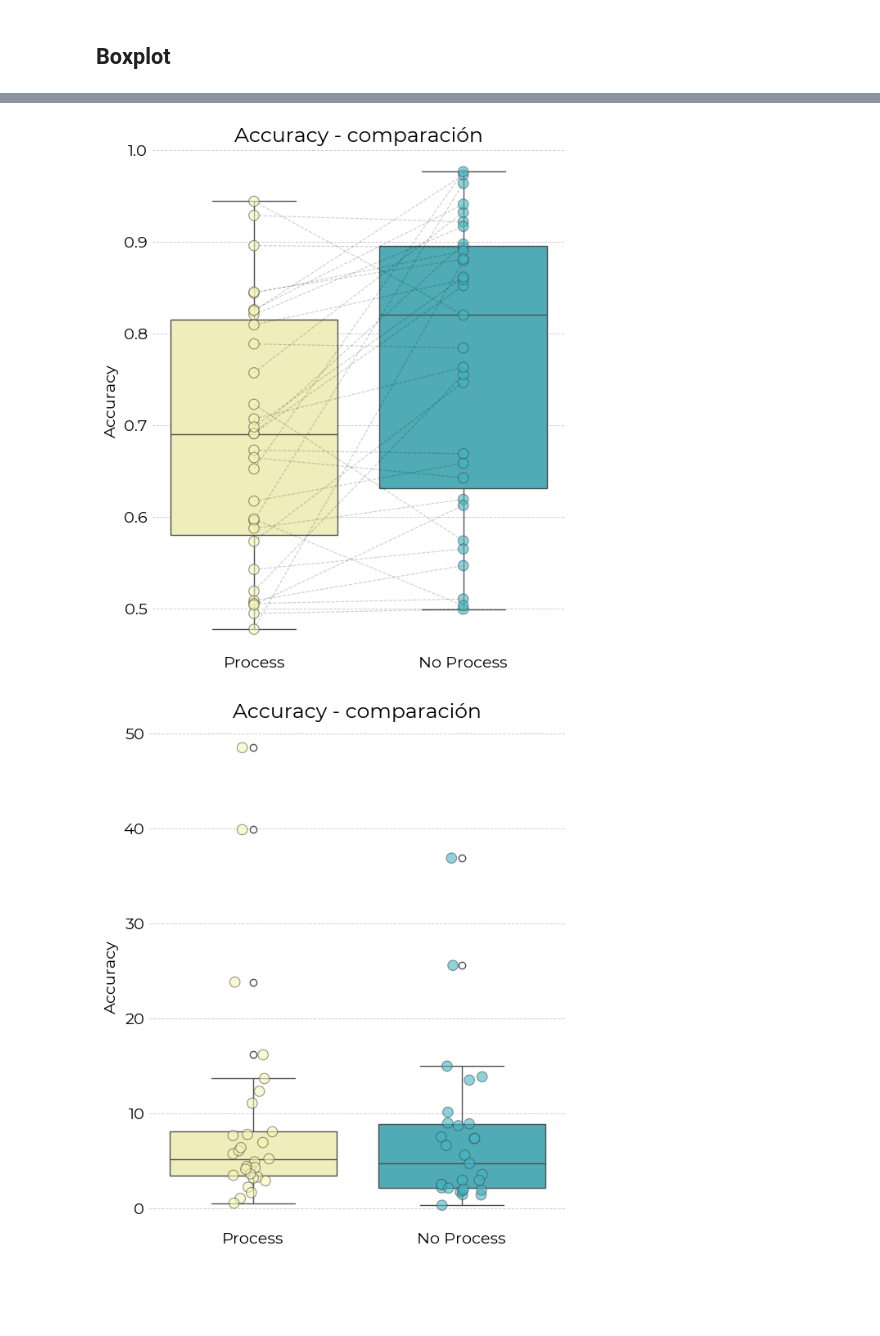
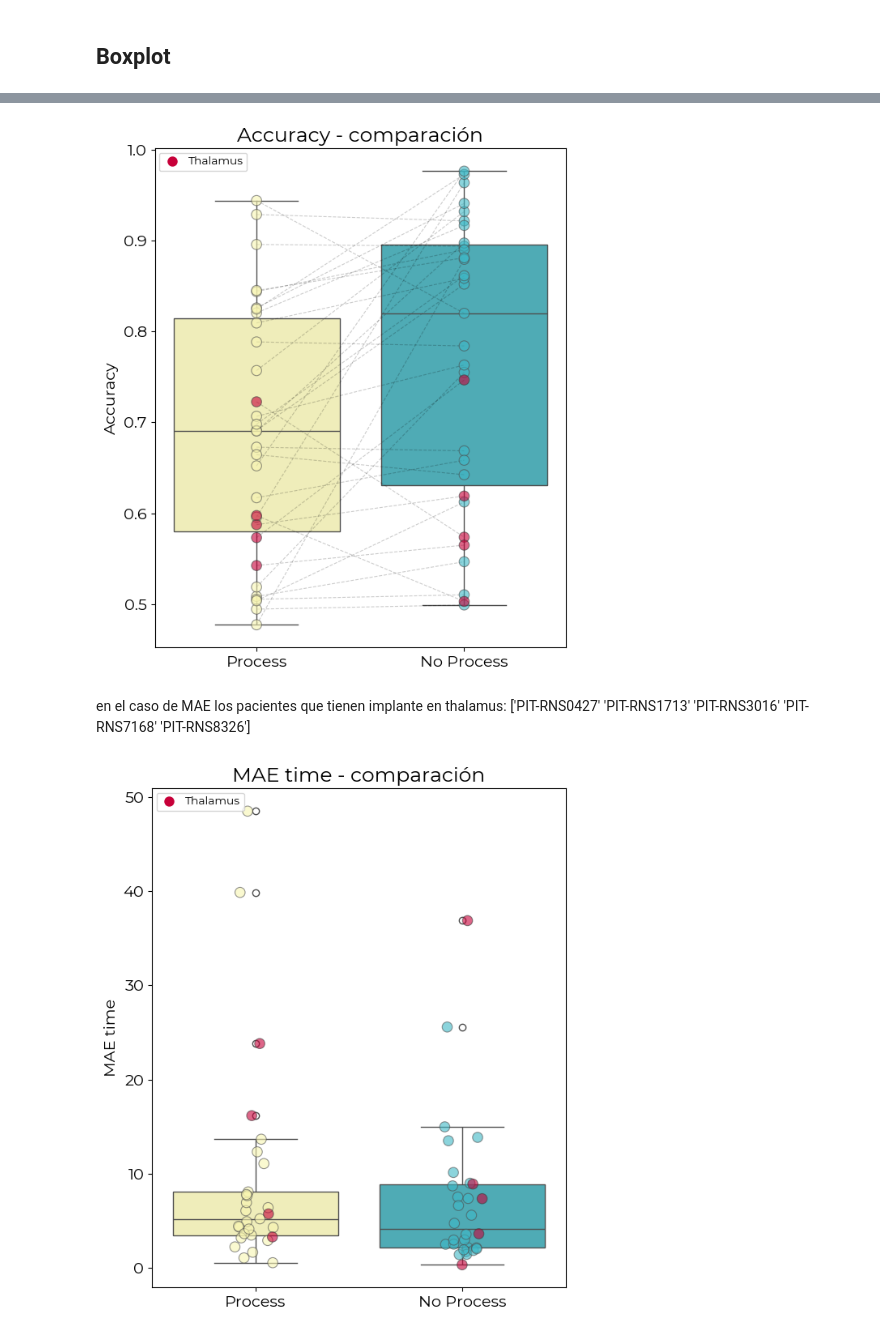
Before and after one commit to martinrrobins/PI-Thalamus-RNS, a Jupyter notebook: Paper_iESPnet_pruebas/01-Exploraciones/03.2 Exploracion.ipynb, the cells around one changed output, grey strips where cells are left out. Drawn from its saved outputs; the diff is of its cells as text; code cells hidden in the pictures; blank space fills up the shorter version.

```diff
--- a/Paper_iESPnet_pruebas/01-Exploraciones/03.2 Exploracion.ipynb
+++ b/Paper_iESPnet_pruebas/01-Exploraciones/03.2 Exploracion.ipynb
@@ -241,11 +307,13 @@ plt.show()
 # %%
 df = pd.DataFrame({'Process': accuracy_process, 'No Process': accuracy_noprocess})
 
-font_path  = '../02-Letra-plot/Montserrat-Regular.ttf'
-montserrat = fm.FontProperties(fname=font_path)
+font_path        = '../02-Letra-plot/Montserrat-Regular.ttf'
+montserrat       = fm.FontProperties(fname=font_path)
+
+indices_thalamus = [2, 4, 9, 18, 29]
+thalamus_data    = df.loc[indices_thalamus]
 
 plt.figure(figsize=(6, 7), facecolor='white')
-
 
 # Configurar colores personalizados para la cuadrícula
 plt.rc('grid',   color='#CFCFCF', linestyle='--', linewidth=0.7)
@@ -253,13 +321,18 @@ plt.rc('axes',   facecolor='white')
 
 # Crea el box plot
 sns.boxplot(data=df,palette=["#F8F5B1", "#3EB8C6"])
+sns.stripplot(data=df.drop(indices_thalamus), size=9, jitter=False, linewidth=0.8, alpha=0.6, palette=['#F8F5B1', '#3EB8C6'])
+sns.stripplot(data=thalamus_data, size=9, jitter=False, linewidth=0.8, alpha=0.6, palette=['#C70039', '#C70039'])
 
-# Agrega los puntos individuales (opcional)
-sns.stripplot(data=df, size=9, jitter=False, linewidth=0.8, alpha=0.6, palette=["#F8F5B1", "#3EB8C6"])
+#leyenda
+thalamus_legend = Line2D([0], [0], marker='o', color='w', markerfacecolor='#C70039', markersize=10, label="Thalamus")
+legend=plt.legend(handles=[thalamus_legend], loc='upper left',prop={'size': 8})
+for text in legend.get_texts():
+    text.set_fontproperties(montserrat)
+
 
 for i in range(len(accuracy_process)):
     plt.plot([0, 1], [accuracy_process[i], accuracy_noprocess[i]], linestyle='--', linewidth=0.8, alpha=0.2, color='black')
-
 
 plt.title('Accuracy - comparación', fontproperties=montserrat, fontsize=18, color='black')
 plt.ylabel('Accuracy', fontproperties=montserrat, fontsize=14,color='black')
@@ -274,4 +347,6 @@ ax.set_yticklabels(ax.get_yticklabels(), fontproperties=montserrat, fontsize=14)
 plt.tight_layout()
 plt.show()
 # %% [output]
-[figure, old version]
+[figure, new version]
+# %% [markdown]
+en el caso de MAE los pacientes que tienen implante en thalamus: ['PIT-RNS0427' 'PIT-RNS1713' 'PIT-RNS3016' 'PIT-RNS7168' 'PIT-RNS8326']
@@ -278,37 +361,44 @@ plt.show()
 # %%
 df = pd.DataFrame({'Process': MAE_time_process, 'No Process': MAE_time_noprocess})
 
-font_path  = '../02-Letra-plot/Montserrat-Regular.ttf'
-montserrat = fm.FontProperties(fname=font_path)
+font_path        = '../02-Letra-plot/Montserrat-Regular.ttf'
+montserrat       = fm.FontProperties(fname=font_path)
+
+indices_thalamus = [2, 4, 9, 18, 27]
+thalamus_data    = df.loc[indices_thalamus]
 
 plt.figure(figsize=(6, 7), facecolor='white')
-
 
 # Configurar colores personalizados para la cuadrícula
 plt.rc('grid',   color='#CFCFCF', linestyle='--', linewidth=0.7)
 plt.rc('axes',   facecolor='white')
 
 # Crea el box plot
 sns.boxplot(data=df,palette=["#F8F5B1", "#3EB8C6"])
+sns.stripplot(data=df.drop(indices_thalamus), size=9, jitter=True, linewidth=0.8, alpha=0.6, palette=['#F8F5B1', '#3EB8C6'])
+sns.stripplot(data=thalamus_data, size=9, jitter=True, linewidth=0.8, alpha=0.6, palette=['#C70039', '#C70039'])
 
-# Agrega los puntos individuales (opcional)
-sns.stripplot(data=df, size=9, jitter=True, linewidth=0.8, alpha=0.6, palette=["#F8F5B1", "#3EB8C6"])
+#leyenda
+thalamus_legend = Line2D([0], [0], marker='o', color='w', markerfacecolor='#C70039', markersize=10, label="Thalamus")
+legend=plt.legend(handles=[thalamus_legend], loc='upper left',prop={'size': 8})
+for text in legend.get_texts():
+    text.set_fontproperties(montserrat)
+
 
 #for i in range(len(MAE_time_process)):
 #    plt.plot([0, 1], [MAE_time_process[i], MAE_time_noprocess[i]], linestyle='--', linewidth=0.8, alpha=0.2, color='black')
 
-
-plt.title('Accuracy - comparación', fontproperties=montserrat, fontsize=18, color='black')
-plt.ylabel('Accuracy', fontproperties=montserrat, fontsize=14,color='black')
+plt.title('MAE time - comparación', fontproperties=montserrat, fontsize=18, color='black')
+plt.ylabel('MAE time', fontproperties=montserrat, fontsize=14,color='black')
 
 
 # Aplicar la fuente Montserrat a las etiquetas de los ejes
 ax = plt.gca()
 ax.set_xticklabels(ax.get_xticklabels(), fontproperties=montserrat, fontsize=14)
 ax.set_yticklabels(ax.get_yticklabels(), fontproperties=montserrat, fontsize=14)
 
 # Mostrar el gráfico
 plt.tight_layout()
 plt.show()
 # %% [output]
-[figure, old version]
+[figure, new version]
```
Also changed, not shown: parts of 7 cells of this notebook, 1 other file.
